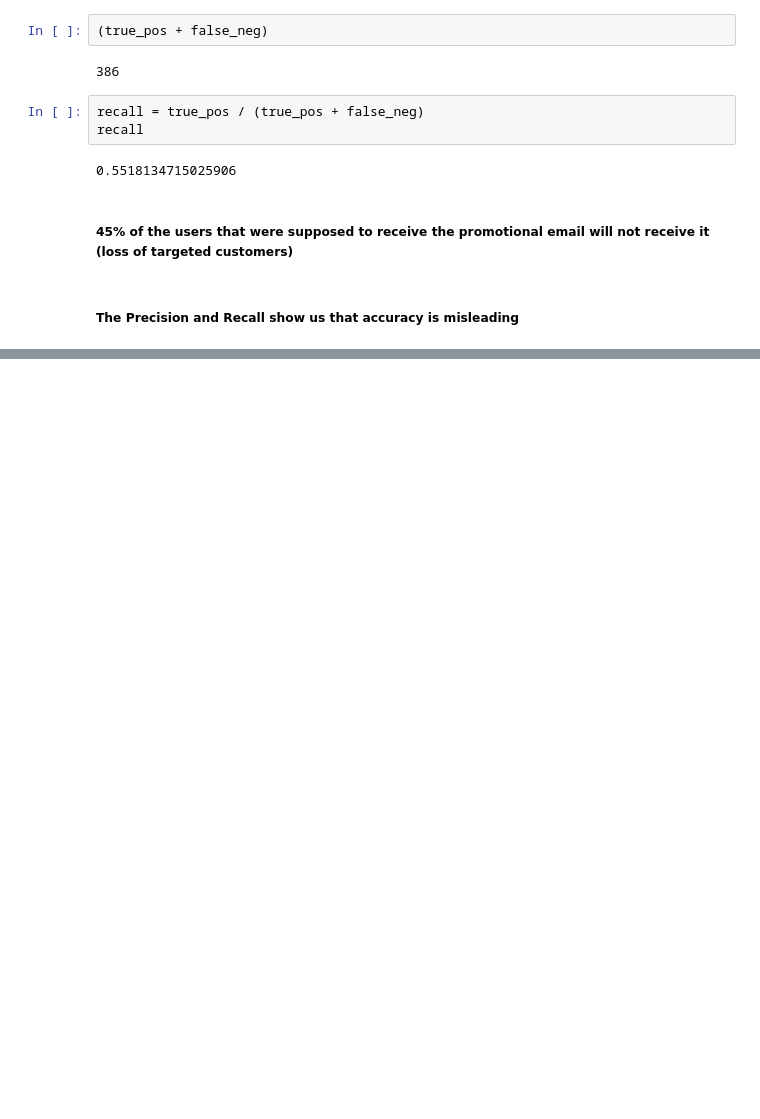
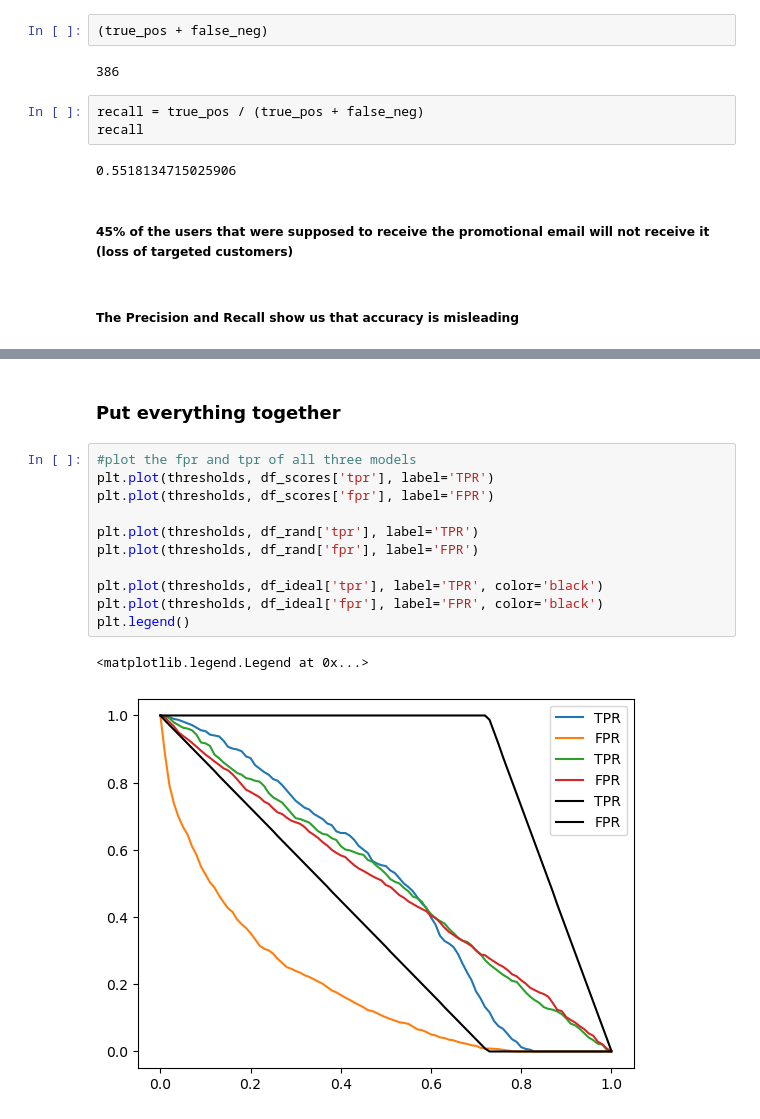
Before and after one commit to sam47-asfaw/ml_zoomcamp, a Jupyter notebook: 04-evaluation/04-Evaluation.ipynb, the cells around one changed output, grey strips where cells are left out. Saved outputs shown, nothing was run; the diff lists cells and outputs as text; blank space fills up the shorter version.

```diff
--- a/04-evaluation/04-Evaluation.ipynb
+++ b/04-evaluation/04-Evaluation.ipynb
@@ -345,0 +524,16 @@ recall
+# %% [markdown]
+### Put everything together
+# %%
+#plot the fpr and tpr of all three models
+plt.plot(thresholds, df_scores['tpr'], label='TPR')
+plt.plot(thresholds, df_scores['fpr'], label='FPR')
+
+plt.plot(thresholds, df_rand['tpr'], label='TPR')
+plt.plot(thresholds, df_rand['fpr'], label='FPR')
+
+plt.plot(thresholds, df_ideal['tpr'], label='TPR', color='black')
+plt.plot(thresholds, df_ideal['fpr'], label='FPR', color='black')
+plt.legend()
+# %% [output]
+<matplotlib.legend.Legend at 0x...>
+[figure, added]
```
Also changed, not shown: parts of 41 cells of this notebook.
